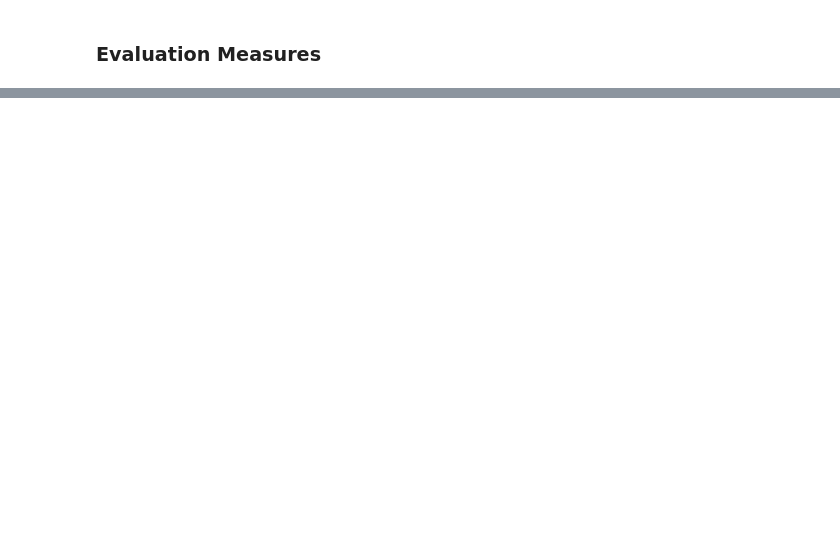
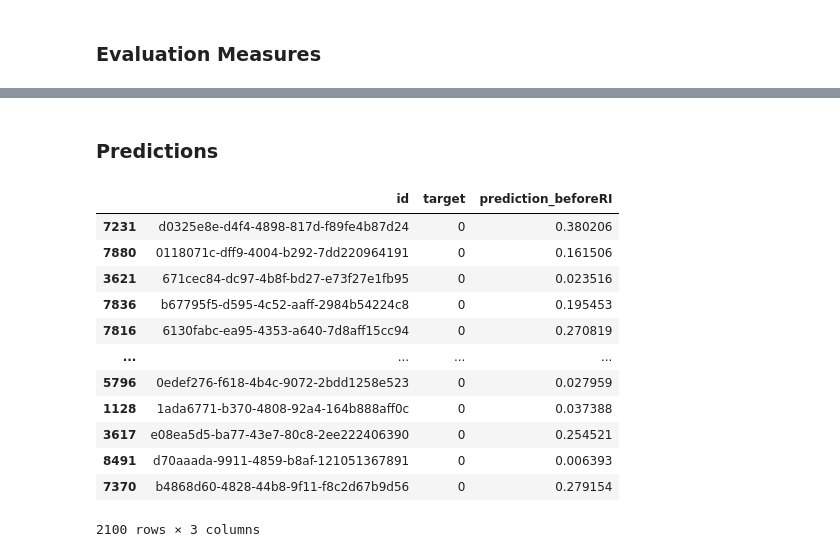
Before and after one commit to AnnaMariaAngelova/Reject_Inference, a Jupyter notebook: RI_Synthetic_Data.ipynb, the cells around one changed output, grey strips where cells are left out. Drawn from its saved outputs; the diff is of its cells as text; code cells hidden in the pictures; blank space fills up the shorter version.

```diff
--- a/RI_Synthetic_Data.ipynb
+++ b/RI_Synthetic_Data.ipynb
@@ -1550,0 +1103,4 @@ df_pred_rej_kmeans.groupby(["prediction"]).count()
+# %%
+# Merge explanatory and target in accepts
+test_accepts = pd.merge(X_test_2, y_test, how="left", left_index=True, right_index=True)
+print(test_accepts.shape)  # as expected
@@ -1550,0 +1110,7 @@ df_pred_rej_kmeans.groupby(["prediction"]).count()
+# %%
+# Create accept flag
+test_accepts["Flag1"] = "Accept"
+# Create new name
+test_rejects = dfr_test3
+# Combine accepts and rejects
+test_new = pd.concat([test_accepts, test_rejects])
@@ -1550,0 +1119,8 @@ df_pred_rej_kmeans.groupby(["prediction"]).count()
+# %%
+# If accepted use accept label, if rejected use -1 (default value for unlabelled entries)
+conditions = [
+    (test_new["Flag1"] == "Accept") & (test_new["target"] == 1),
+    (test_new["Flag1"] == "Accept") & (test_new["target"] == 0),
+]
+choices = [1, 0]
+test_new["unlabel"] = np.select(conditions, choices, -1)
@@ -1550,0 +1129,3 @@ df_pred_rej_kmeans.groupby(["prediction"]).count()
+# %%
+# Select columns for modelling (same as train, except target)
+test_new_model = test_new[["known_col_0", "known_col_1", "known_col_3", "known_col_4"]]
@@ -1550,0 +1134,28 @@ df_pred_rej_kmeans.groupby(["prediction"]).count()
+# %% [markdown]
+### Predictions
+# %%
+y_pred = label_prop_model.predict(test_new_model)
+# Convert y_pred array to pandas dataframe
+pred_test = pd.DataFrame(
+    data=y_pred,
+    columns=["prediction_afterRI"],
+    index=test_new_model.index.copy(),
+)
+pred_test
+a1 = pred_test1[["id", "target", "prediction_beforeRI"]]
+# a2 = pred_test[["id", "Flag", "prediction_afterRI"]]
+a2 = pred_test[["prediction_afterRI"]]
+# %% [output]
+|  | id | target | prediction_beforeRI |
+| 7231 | d0325e8e-d4f4-4898-817d-f89fe4b87d24 | 0 | 0.380206 |
+| 7880 | 0118071c-dff9-4004-b292-7dd220964191 | 0 | 0.161506 |
+| 3621 | 671cec84-dc97-4b8f-bd27-e73f27e1fb95 | 0 | 0.023516 |
+| 7836 | b67795f5-d595-4c52-aaff-2984b54224c8 | 0 | 0.195453 |
+| 7816 | 6130fabc-ea95-4353-a640-7d8aff15cc94 | 0 | 0.270819 |
+| ... | ... | ... | ... |
+| 5796 | 0edef276-f618-4b4c-9072-2bdd1258e523 | 0 | 0.027959 |
+| 1128 | 1ada6771-b370-4808-92a4-164b888aff0c | 0 | 0.037388 |
+| 3617 | e08ea5d5-ba77-43e7-80c8-2ee222406390 | 0 | 0.254521 |
+| 8491 | d70aaada-9911-4859-b8af-121051367891 | 0 | 0.006393 |
+| 7370 | b4868d60-4828-44b8-9f11-f8c2d67b9d56 | 0 | 0.279154 |
+2100 rows × 3 columns
```
Also changed, not shown: parts of 169 cells of this notebook.
